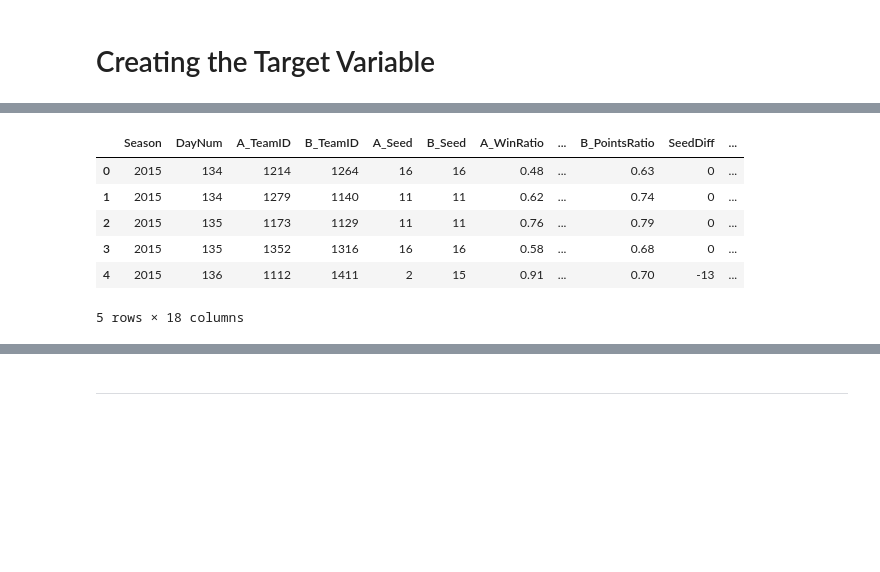
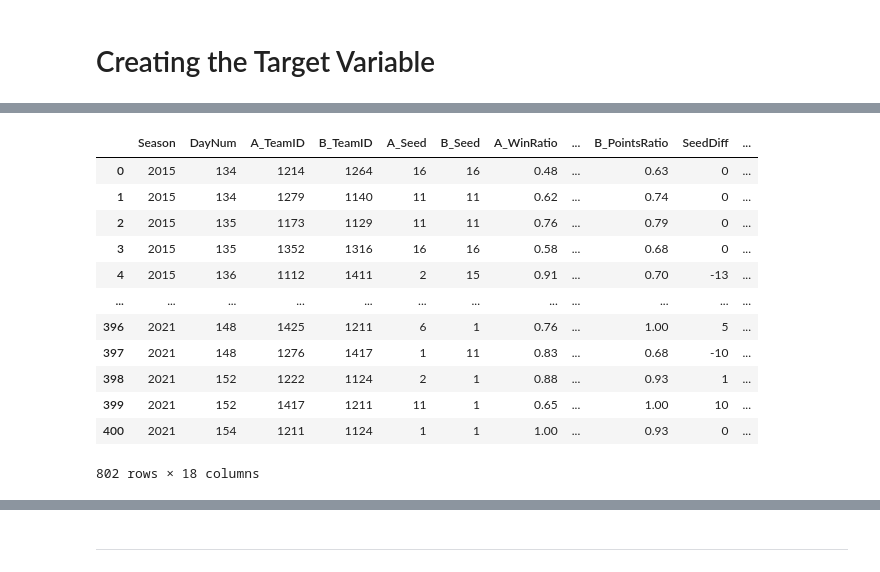
Before and after one commit to Harsh-2420/kaggle, a Jupyter notebook: March ML Mania 2022 /ncaa-gradient-boosted-trees-xgboost.ipynb, the cells around one changed output, grey strips where cells are left out. Drawn from its saved outputs; the diff is of its cells as text; code cells hidden in the pictures; blank space fills up the shorter version.

```diff
--- a/March ML Mania 2022 /ncaa-gradient-boosted-trees-xgboost.ipynb
+++ b/March ML Mania 2022 /ncaa-gradient-boosted-trees-xgboost.ipynb
@@ -123,9 +40,10 @@ Wall time: 87.7 µs
 # %% [markdown]
 # Reading the Datasets
 # %%
-%%time
+# %%time
 # Read the requiered datasets.
-season_data = pd.read_csv('/kaggle/input/mens-march-mania-2022/MDataFiles_Stage1/MRegularSeasonCompactResults.csv')
-seeds = pd.read_csv('/kaggle/input/mens-march-mania-2022/MDataFiles_Stage1/MNCAATourneySeeds.csv')
+path = './data/MDataFiles_Stage1/'
+season_data = pd.read_csv(str(path+ 'MRegularSeasonCompactResults.csv'))
+seeds = pd.read_csv(str(path+ '/MNCAATourneySeeds.csv'))
 
-public_rating = pd.read_csv('/kaggle/input/mens-march-mania-2022/MDataFiles_Stage1/MMasseyOrdinals.csv')
+public_rating = pd.read_csv(str(path+ '/MMasseyOrdinals.csv'))
@@ -335,6 +292,6 @@ Wall time: 131 µs
 # Creating the Training Dataset...
 # %%
 %%time
-tournament_data = pd.read_csv('/kaggle/input/mens-march-mania-2022/MDataFiles_Stage1/MNCAATourneyCompactResults.csv')
+tournament_data = pd.read_csv(str(path + 'MNCAATourneyCompactResults.csv'))
 tournament_data.head()
 # %% [output]
@@ -512,4 +533,4 @@ Wall time: 3.36 ms
 # %%
 %%time
-tournament_data.head()
+tournament_data
 # %% [output]
@@ -518,10 +539,16 @@ Wall time: 128 µs
 |  | Season | DayNum | A_TeamID | B_TeamID | A_Seed | B_Seed | A_WinRatio | ... | B_PointsRatio | SeedDiff | ... |
 | 0 | 2015 | 134 | 1214 | 1264 | 16 | 16 | 0.48 | ... | 0.63 | 0 | ... |
 | 1 | 2015 | 134 | 1279 | 1140 | 11 | 11 | 0.62 | ... | 0.74 | 0 | ... |
 | 2 | 2015 | 135 | 1173 | 1129 | 11 | 11 | 0.76 | ... | 0.79 | 0 | ... |
 | 3 | 2015 | 135 | 1352 | 1316 | 16 | 16 | 0.58 | ... | 0.68 | 0 | ... |
 | 4 | 2015 | 136 | 1112 | 1411 | 2 | 15 | 0.91 | ... | 0.70 | -13 | ... |
+| ... | ... | ... | ... | ... | ... | ... | ... | ... | ... | ... | ... |
+| 396 | 2021 | 148 | 1425 | 1211 | 6 | 1 | 0.76 | ... | 1.00 | 5 | ... |
+| 397 | 2021 | 148 | 1276 | 1417 | 1 | 11 | 0.83 | ... | 0.68 | -10 | ... |
+| 398 | 2021 | 152 | 1222 | 1124 | 2 | 1 | 0.88 | ... | 0.93 | 1 | ... |
+| 399 | 2021 | 152 | 1417 | 1211 | 11 | 1 | 0.65 | ... | 1.00 | 10 | ... |
+| 400 | 2021 | 154 | 1211 | 1124 | 1 | 1 | 1.00 | ... | 0.93 | 0 | ... |
-5 rows × 18 columns
+802 rows × 18 columns
 # %%
 tournament_data.info()
 # %% [output]
```
Also changed, not shown: parts of 56 cells of this notebook, 1 other file.
